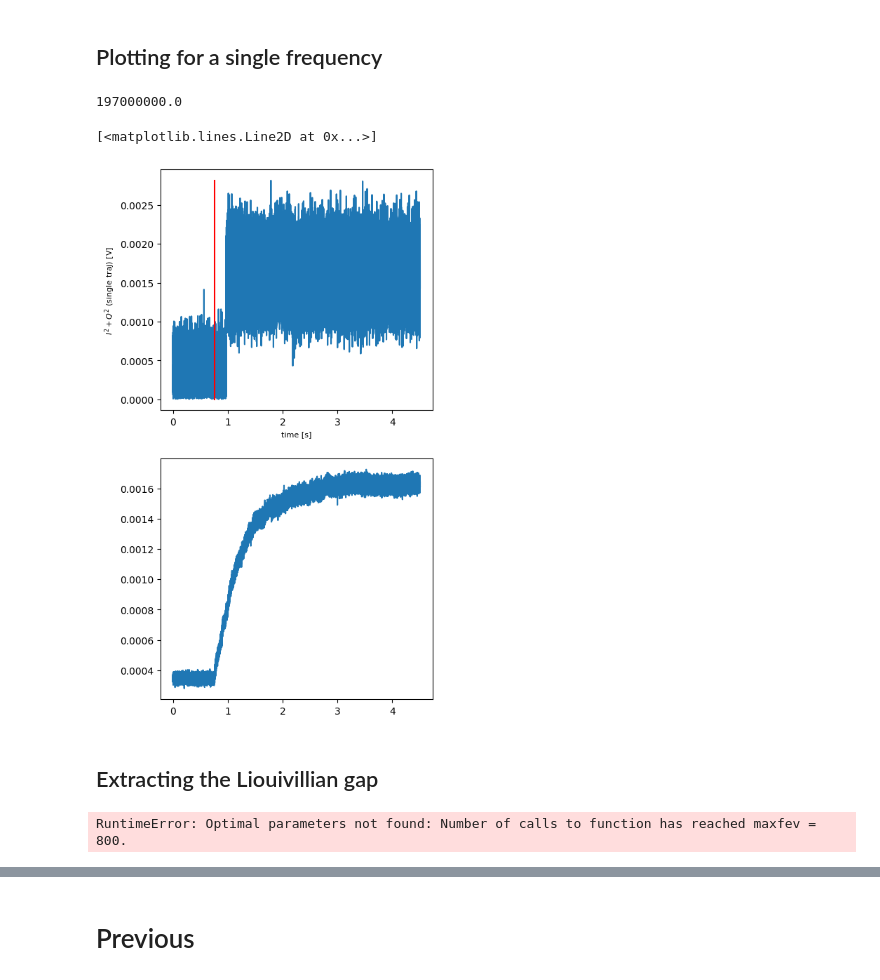
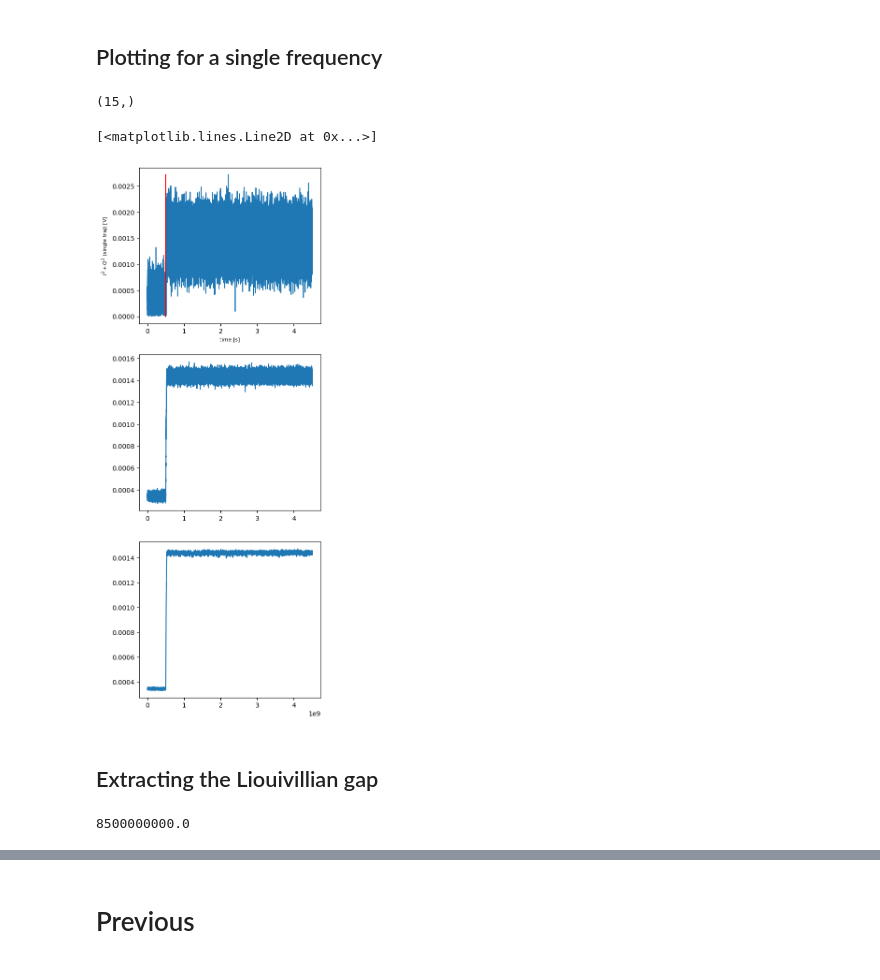
Before and after one commit to BeaulieuGuillaume/DPT_SQUID, a Jupyter notebook: First_Order_Transition/First_Jump.ipynb, the cells around one changed output, grey strips where cells are left out. Cells and saved outputs as stored; diff of their text form; code cells hidden in the pictures.

Commit message:
new single jump measurement

```diff
--- a/First_Order_Transition/First_Jump.ipynb
+++ b/First_Order_Transition/First_Jump.ipynb
@@ -1018,46 +1018,65 @@ an.save_with_numpy(datadict, meastype, name, device, cooldown_date, filepath=r"C
 # %%
 #Loading the data
 
-filepath=r"C:\Users\HQClabo\Documents\Data\gbeaulieu\Two_Photon\2023_03_31\Run01\104_First_order\test_3.npz"
+filepath=r"C:\Users\HQClabo\Documents\Data\gbeaulieu\Two_Photon\2023_03_31\Run01\104_First_order\0p25_amp_200p.npz"
 
 npzfile=np.load(filepath,allow_pickle=True)
-npzfile["multidata"][()]
+#npzfile["multidata"][()]
 
 Pump_Delay=npzfile["multidata"][()]["Pump_Delay"]
 Data=npzfile["multidata"][()]["Data"]
 freqs=npzfile["multidata"][()]["freqs"]
 # %% [markdown]
 ## Plotting for a single frequency
-# %%
-freqs[10]
-# %% [output]
-197000000.0
+# %%
+freqs.shape
+# %% [output]
+(15,)
 # %%
 %matplotlib inline
-freq_idx=13
+freq_idx=11
 it=6
+number_avg=10
 
 IF_pump=freqs[freq_idx]
 #Reshape to match the different repetitions
 I=Data[IF_pump]["I"][it,:]
 n=Data[IF_pump]["n"]
 time=Data[IF_pump]["time"][it,:]
 
 fontsize=8
-fig, axs = plt.subplots( nrows=2, ncols=1, figsize=(5,10),dpi=100)
+fig, axs = plt.subplots( nrows=3, ncols=1, figsize=(5,15),dpi=100)
 
 ax=axs[0]
 ax.plot(time*1e-9,n[it,:])
 ax.plot([Pump_Delay*4*1e-9,Pump_Delay*4*1e-9],[0, max(n[it,:])],"r")
 ax.set_ylabel(r'$I^2 + Q^2$ (single traj) [V]',fontsize=fontsize)
 ax.set_xlabel("time [s]",fontsize=fontsize)
+
 #average over all axis :
 ax=axs[1]
 av=np.mean(n,axis=0)
 ax.plot(time*1e-9,av)
+
+
+
+time_avg=an.noise_average(time,n=10)
+n_avg=an.noise_average(av,n=10)
+ax=axs[2]
+ax.plot(time_avg,n_avg)
+
+
+#Averaging the data
+# n_avg=np.zeros((n.shape[0],int(n.shape[1]/number_avg)))
+# for i in range(len(freqs)):
+#     n_avg[i,:]=an.noise_average(Data[IF_pump]["n"][i,:], n=number_avg)
+#     time_avg=an.noise_average(time,n=number_avg)
+
+# ax=axs[2]
+# ax.plot(time_avg,np.mean(n_avg,axis=0))
 # %% [output]
 [<matplotlib.lines.Line2D at 0x...>]
-[figure, old version]
+[figure, new version]
 # %% [markdown]
 ## Extracting the Liouivillian gap
 # %%
@@ -1078,13 +1097,20 @@ def func(t, A, B, Λ):
 #Rescaling  of the data
 #length to take :
 
-number=50000 # how much data to consider for the plot
+number=Data[IF_pump]["n"].shape[1]# how much data to consider for the plot
 ploting=True
 figsize=(5,5)
+save_plot=True
+fontsize=8
+FileName=FileName=r"C:\Users\HQClabo\Documents\Data\gbeaulieu\Two_Photon\2023_03_31\Run01\104_plotting\0p25_First_jump_200_points"
 
 gap=[]
+number_avg=10
 
-for i in range(len(freqs)):
+#for i in range(len(freqs)):
+
+#13,23,1
+for i in range(3,15,1):
 
     IF_pump=freqs[i]
     n=Data[IF_pump]["n"]
@@ -1099,8 +1125,14 @@ for i in range(len(freqs)):
 
     time_fit=time_pump[0:number]-time[idx_pump_start]*1e-9 #time after the pump substracted by the time of the pump to set to zero
 
-    #normalize data
-    av_fit=av[idx_pump_start:idx_pump_start+number]/max((av[idx_pump_start:idx_pump_start+number]))
+    #select the data after the pump
+    av_fit=av[idx_pump_start:idx_pump_start+number]
+
+    #Normalize the average of the data
+    time_fit=an.noise_average(time_fit,n=number_avg)
+    av_fit=an.noise_average(av_fit,n=number_avg)
+    av_fit=av_fit /max(av_fit)
+
 
     #fitting
     popt, pcov = curve_fit(func, time_fit, av_fit, p0 = [1, 0, 0.01] )
@@ -1112,10 +1144,22 @@ for i in range(len(freqs)):
 
     if ploting :
         fig, axs = plt.subplots( nrows=1, ncols=1, figsize=figsize,dpi=200)
-        axs.set_title("Pump : "+str(IF_pump))
+        axs.set_title("Pump : "+str(IF_pump) + " Gap: "+str(round(popt[2],2)), fontsize=fontsize)
         axs.plot(time_fit,av_fit)
         axs.plot(time_fit,y_fitted)
-        axs.set_xlabel("time from pump on [s]")
-        axs.set_ylabel(r"normalized $I^2 + Q^2$")
+        axs.set_xlabel("time from pump on [s]",fontsize=fontsize)
+        axs.set_ylabel(r"normalized $I^2 + Q^2$",fontsize=fontsize)
+        axs.tick_params(axis='x', labelsize=fontsize)
+        axs.tick_params(axis='y', labelsize=fontsize)
+        axs.set_ylim((0.2,1))
+
+        if save_plot:
+            plt.savefig(FileName+f'/img_{i}.png',
+                            transparent = False,
+                            facecolor = 'white'
+                           )
+            plt.close()
-# %% [output]
-RuntimeError: Optimal parameters not found: Number of calls to function has reached maxfev = 800.
+# %%
+LO_fluxline
+# %% [output]
+8500000000.0
```
Also changed, not shown: parts of 11 cells of this notebook, 5 other files.
